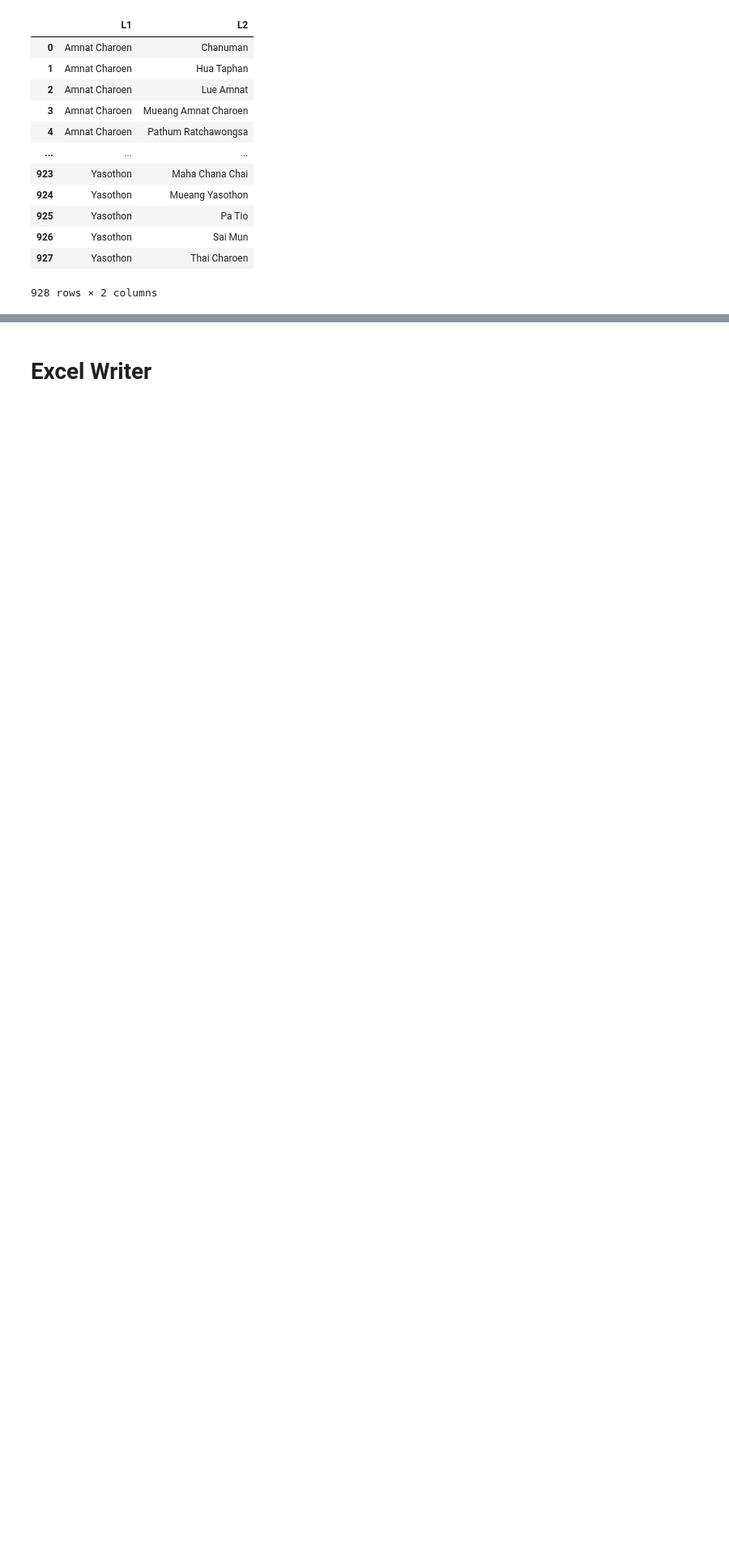
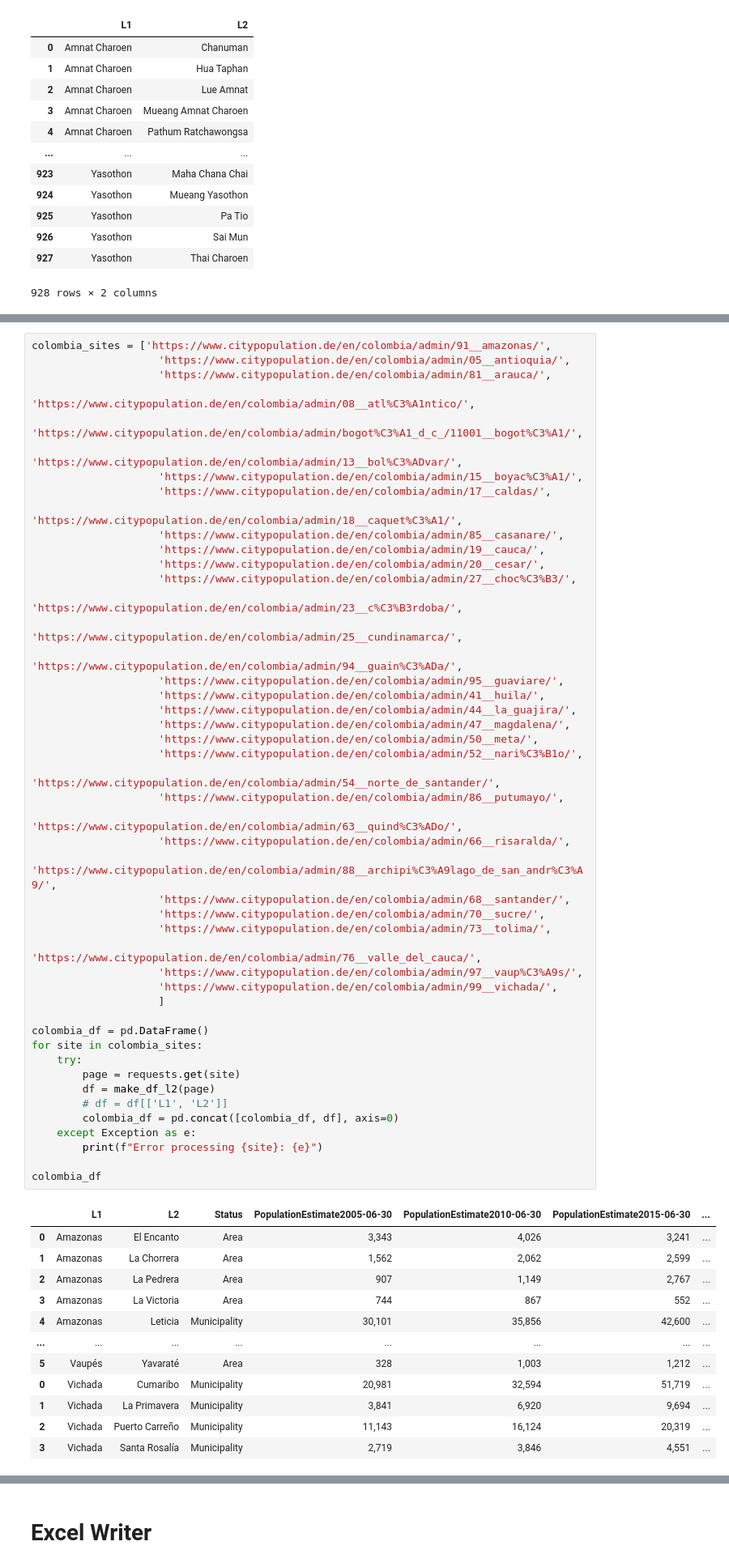
Before and after one commit to CabooseExia/Geospatial-practice, a Jupyter notebook: citypopulation_webscraper.ipynb, the cells around one changed output, grey strips where cells are left out. Shown: that part at 81% size. Cells and saved outputs as stored; diff of their text form; blank space fills up the shorter version.

Commit message:
feat: got some population data for colombia on the webscraper

```diff
--- a/citypopulation_webscraper.ipynb
+++ b/citypopulation_webscraper.ipynb
@@ -1237,0 +1228,60 @@ thai_l1l2
+# %%
+colombia_sites = ['https://www.citypopulation.de/en/colombia/admin/91__amazonas/',
+                    'https://www.citypopulation.de/en/colombia/admin/05__antioquia/',
+                    'https://www.citypopulation.de/en/colombia/admin/81__arauca/',
+                    'https://www.citypopulation.de/en/colombia/admin/08__atl%C3%A1ntico/',
+                    'https://www.citypopulation.de/en/colombia/admin/bogot%C3%A1_d_c_/11001__bogot%C3%A1/',
+                    'https://www.citypopulation.de/en/colombia/admin/13__bol%C3%ADvar/',
+                    'https://www.citypopulation.de/en/colombia/admin/15__boyac%C3%A1/',
+                    'https://www.citypopulation.de/en/colombia/admin/17__caldas/',
+                    'https://www.citypopulation.de/en/colombia/admin/18__caquet%C3%A1/',
+                    'https://www.citypopulation.de/en/colombia/admin/85__casanare/',
+                    'https://www.citypopulation.de/en/colombia/admin/19__cauca/',
+                    'https://www.citypopulation.de/en/colombia/admin/20__cesar/',
+                    'https://www.citypopulation.de/en/colombia/admin/27__choc%C3%B3/',
+                    'https://www.citypopulation.de/en/colombia/admin/23__c%C3%B3rdoba/',
+                    'https://www.citypopulation.de/en/colombia/admin/25__cundinamarca/',
+                    'https://www.citypopulation.de/en/colombia/admin/94__guain%C3%ADa/',
+                    'https://www.citypopulation.de/en/colombia/admin/95__guaviare/',
+                    'https://www.citypopulation.de/en/colombia/admin/41__huila/',
+                    'https://www.citypopulation.de/en/colombia/admin/44__la_guajira/',
+                    'https://www.citypopulation.de/en/colombia/admin/47__magdalena/',
+                    'https://www.citypopulation.de/en/colombia/admin/50__meta/',
+                    'https://www.citypopulation.de/en/colombia/admin/52__nari%C3%B1o/',
+                    'https://www.citypopulation.de/en/colombia/admin/54__norte_de_santander/',
+                    'https://www.citypopulation.de/en/colombia/admin/86__putumayo/',
+                    'https://www.citypopulation.de/en/colombia/admin/63__quind%C3%ADo/',
+                    'https://www.citypopulation.de/en/colombia/admin/66__risaralda/',
+                    'https://www.citypopulation.de/en/colombia/admin/88__archipi%C3%A9lago_de_san_andr%C3%A9/',
+                    'https://www.citypopulation.de/en/colombia/admin/68__santander/',
+                    'https://www.citypopulation.de/en/colombia/admin/70__sucre/',
+                    'https://www.citypopulation.de/en/colombia/admin/73__tolima/',
+                    'https://www.citypopulation.de/en/colombia/admin/76__valle_del_cauca/',
+                    'https://www.citypopulation.de/en/colombia/admin/97__vaup%C3%A9s/',
+                    'https://www.citypopulation.de/en/colombia/admin/99__vichada/',
+                    ]
+
+colombia_df = pd.DataFrame()
+for site in colombia_sites:
+    try:
+        page = requests.get(site)
+        df = make_df_l2(page)
+        # df = df[['L1', 'L2']]
+        colombia_df = pd.concat([colombia_df, df], axis=0)
+    except Exception as e:
+        print(f"Error processing {site}: {e}")
+
+colombia_df
+# %% [output]
+|  | L1 | L2 | Status | PopulationEstimate2005-06-30 | PopulationEstimate2010-06-30 | PopulationEstimate2015-06-30 | ... |
+| 0 | Amazonas | El Encanto | Area | 3,343 | 4,026 | 3,241 | ... |
+| 1 | Amazonas | La Chorrera | Area | 1,562 | 2,062 | 2,599 | ... |
+| 2 | Amazonas | La Pedrera | Area | 907 | 1,149 | 2,767 | ... |
+| 3 | Amazonas | La Victoria | Area | 744 | 867 | 552 | ... |
+| 4 | Amazonas | Leticia | Municipality | 30,101 | 35,856 | 42,600 | ... |
+| ... | ... | ... | ... | ... | ... | ... | ... |
+| 5 | Vaupés | Yavaraté | Area | 328 | 1,003 | 1,212 | ... |
+| 0 | Vichada | Cumaribo | Municipality | 20,981 | 32,594 | 51,719 | ... |
+| 1 | Vichada | La Primavera | Municipality | 3,841 | 6,920 | 9,694 | ... |
+| 2 | Vichada | Puerto Carreño | Municipality | 11,143 | 16,124 | 20,319 | ... |
+| 3 | Vichada | Santa Rosalía | Municipality | 2,719 | 3,846 | 4,551 | ... |
```
Also changed, not shown: parts of 4 cells of this notebook.
